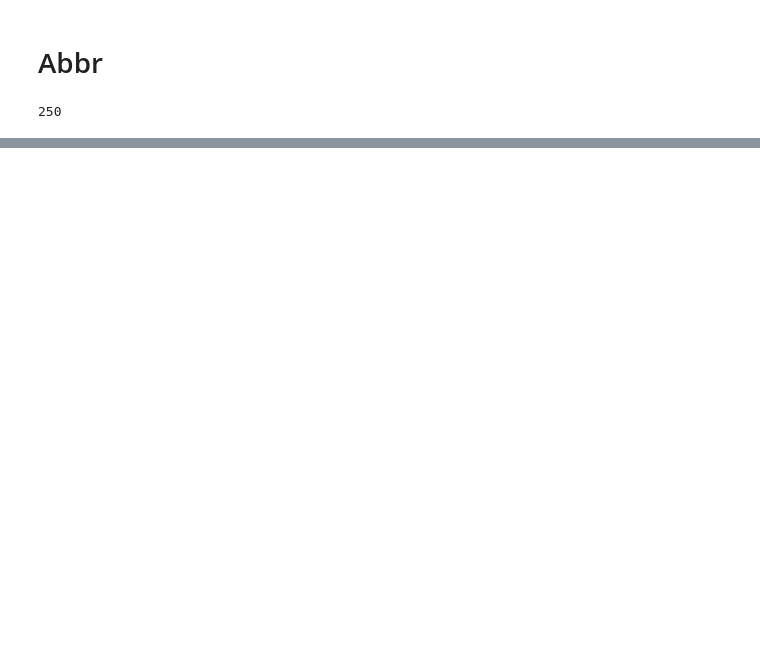
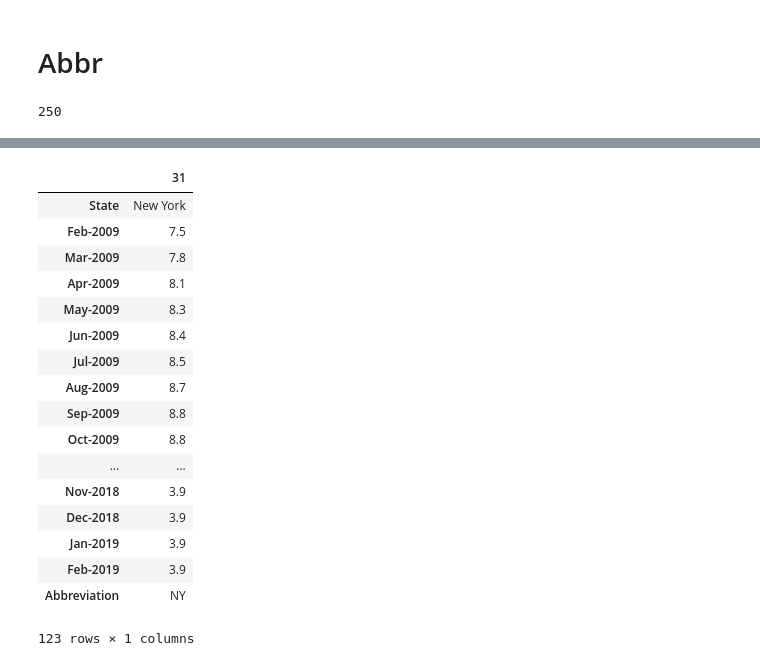
Before and after one commit to Sujin-owl/Project2, a Jupyter notebook: Bureau unemployment.ipynb, the cells around one changed output, grey strips where cells are left out. Saved outputs shown, nothing was run; the diff lists cells and outputs as text; code cells hidden in the pictures; blank space fills up the shorter version.

```diff
--- a/Bureau unemployment.ipynb
+++ b/Bureau unemployment.ipynb
@@ -120,3 +105,24 @@ dbname= 'project2'
 engine = create_engine(f"mysql://{dbuser}:{dbpassword}@{dbhost}:{dbport}/{dbname}")
 
 result.to_sql('unemployment', engine, index=True, if_exists="replace")
+# %%
+result[result["Abbreviation"]=="NY"].T
+# %% [output]
+|  | 31 |
+| State | New York |
+| Feb-2009 | 7.5 |
+| Mar-2009 | 7.8 |
+| Apr-2009 | 8.1 |
+| May-2009 | 8.3 |
+| Jun-2009 | 8.4 |
+| Jul-2009 | 8.5 |
+| Aug-2009 | 8.7 |
+| Sep-2009 | 8.8 |
+| Oct-2009 | 8.8 |
+| ... | ... |
+| Nov-2018 | 3.9 |
+| Dec-2018 | 3.9 |
+| Jan-2019 | 3.9 |
+| Feb-2019 | 3.9 |
+| Abbreviation | NY |
+123 rows × 1 columns
```
Also changed, not shown: parts of 2 cells of this notebook, 2 other files.
